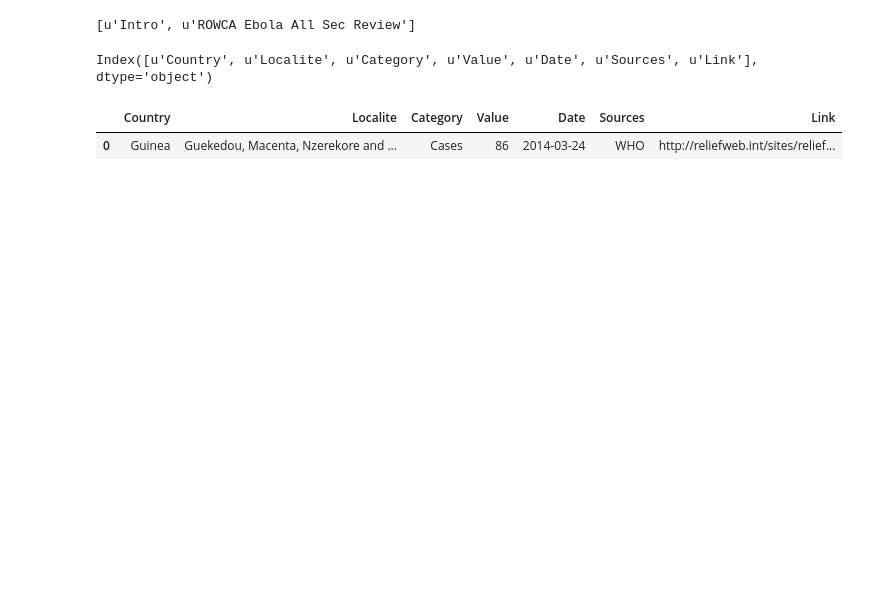
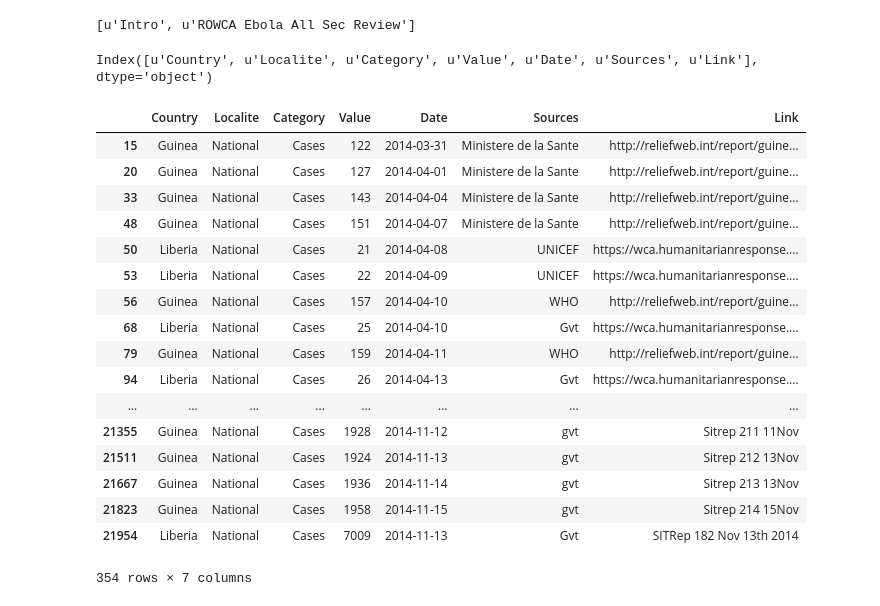
Before and after one commit to Sabina321/HackEbola, a Jupyter notebook: first_Data_explore.ipynb, the cells around one changed output. Cells and saved outputs as stored; diff of their text form; code cells hidden in the pictures; blank space fills up the shorter version.

```diff
--- a/first_Data_explore.ipynb
+++ b/first_Data_explore.ipynb
@@ -17,11 +18,29 @@ ebola_time_series = pd.read_excel(filename, 1)
 ebola_time_series.columns
 # %% [output]
 Index([u'Country', u'Localite', u'Category', u'Value', u'Date', u'Sources', u'Link'], dtype='object')
-# %%
-ebola_time_series[:1]
-# %% [output]
-|  | Country | Localite | Category | Value | Date | Sources | Link |
-| 0 | Guinea | Guekedou, Macenta, Nzerekore and ... | Cases | 86 | 2014-03-24 | WHO | http://reliefweb.int/sites/relief... |
+# %%
+cases= ebola_time_series[ebola_time_series['Category'].str.contains('Cases')& ebola_time_series['Localite'].str.contains('National')]
+# %%
+cases
+# %% [output]
+|  | Country | Localite | Category | Value | Date | Sources | Link |
+| 15 | Guinea | National | Cases | 122 | 2014-03-31 | Ministere de la Sante | http://reliefweb.int/report/guine... |
+| 20 | Guinea | National | Cases | 127 | 2014-04-01 | Ministere de la Sante | http://reliefweb.int/report/guine... |
+| 33 | Guinea | National | Cases | 143 | 2014-04-04 | Ministere de la Sante | http://reliefweb.int/report/guine... |
+| 48 | Guinea | National | Cases | 151 | 2014-04-07 | Ministere de la Sante | http://reliefweb.int/report/guine... |
+| 50 | Liberia | National | Cases | 21 | 2014-04-08 | UNICEF | https://wca.humanitarianresponse.... |
+| 53 | Liberia | National | Cases | 22 | 2014-04-09 | UNICEF | https://wca.humanitarianresponse.... |
+| 56 | Guinea | National | Cases | 157 | 2014-04-10 | WHO | http://reliefweb.int/report/guine... |
+| 68 | Liberia | National | Cases | 25 | 2014-04-10 | Gvt | https://wca.humanitarianresponse.... |
+| 79 | Guinea | National | Cases | 159 | 2014-04-11 | WHO | http://reliefweb.int/report/guine... |
+| 94 | Liberia | National | Cases | 26 | 2014-04-13 | Gvt | https://wca.humanitarianresponse.... |
+| ... | ... | ... | ... | ... | ... | ... | ... |
+| 21355 | Guinea | National | Cases | 1928 | 2014-11-12 | gvt | Sitrep 211 11Nov |
+| 21511 | Guinea | National | Cases | 1924 | 2014-11-13 | gvt | Sitrep 212 13Nov |
+| 21667 | Guinea | National | Cases | 1936 | 2014-11-14 | gvt | Sitrep 213 13Nov |
+| 21823 | Guinea | National | Cases | 1958 | 2014-11-15 | gvt | Sitrep 214 15Nov |
+| 21954 | Liberia | National | Cases | 7009 | 2014-11-13 | Gvt | SITRep 182 Nov 13th 2014 |
+354 rows × 7 columns
 # %%
 #I like dictionaries
 countries_dict = {}
```
Also changed, not shown: parts of 3 cells of this notebook, 7 other files.
